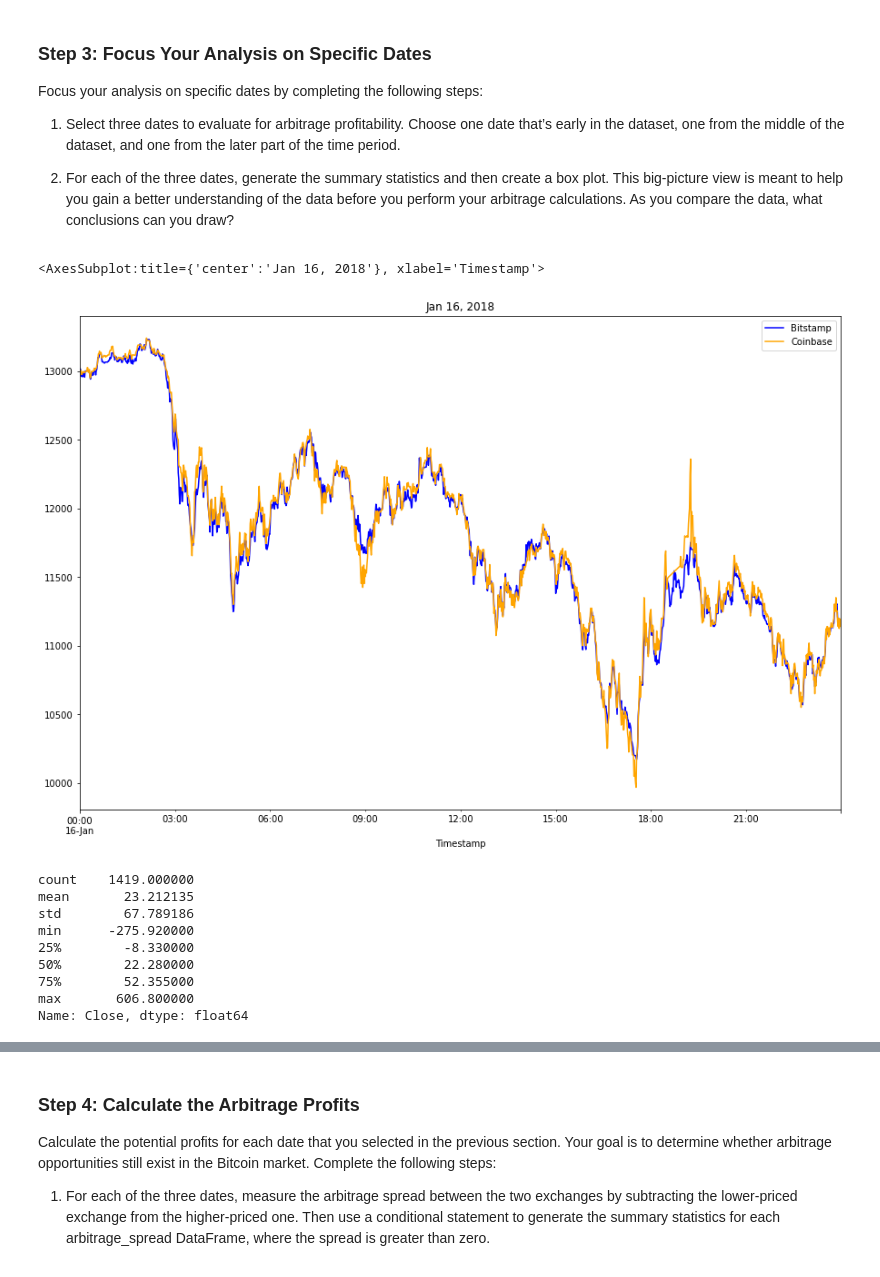
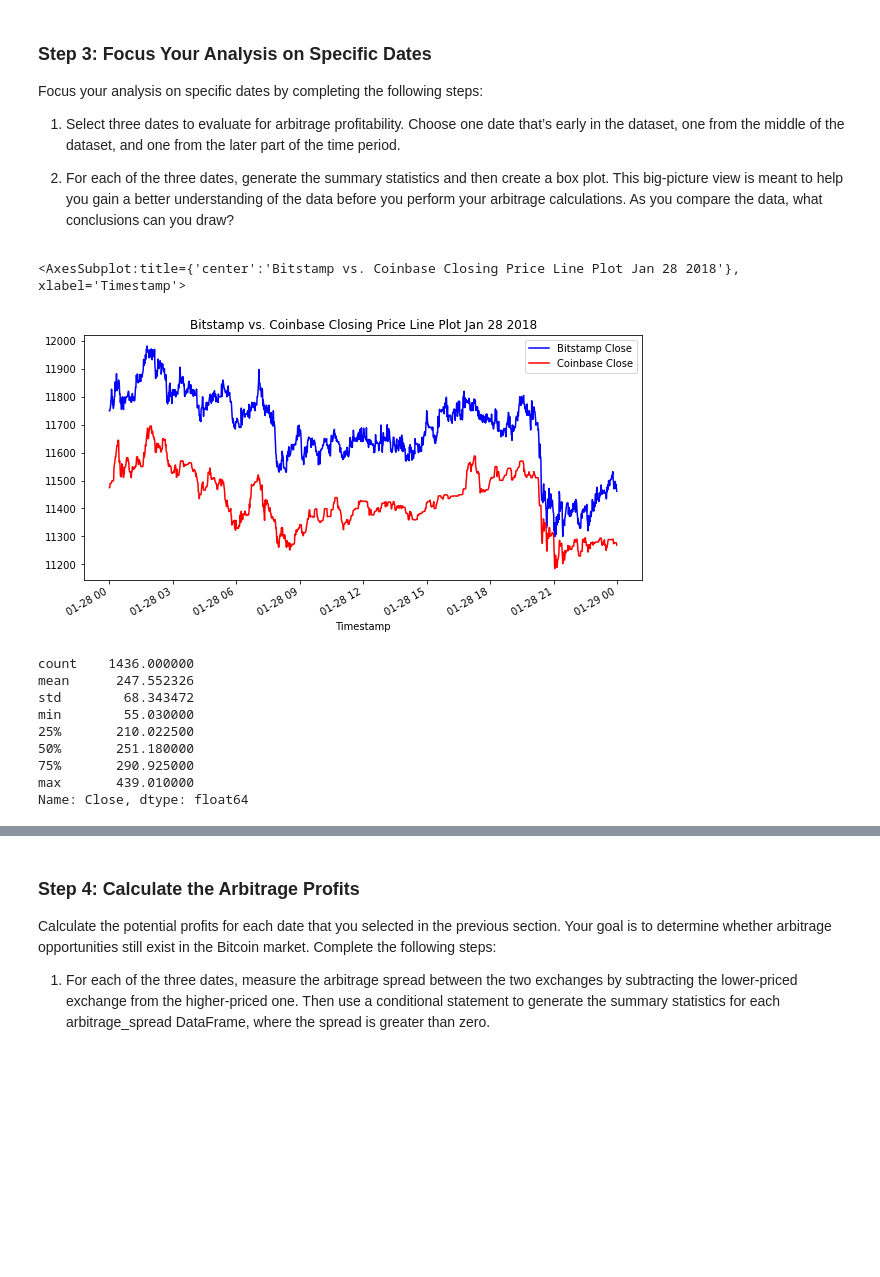
Before and after one commit to jgrichardson/crypto_arbitrage, a Jupyter notebook: crypto_arbitrage.ipynb, the cells around one changed output, grey strips where cells are left out. Cells and saved outputs as stored; diff of their text form; code cells hidden in the pictures; blank space fills up the shorter version.

Commit message:
Create plots to analyze arbitrage profits in early, middle, and late periods (days)

```diff
--- a/crypto_arbitrage.ipynb
+++ b/crypto_arbitrage.ipynb
@@ -356,27 +356,27 @@ Focus your analysis on specific dates by completing the following steps:
 # %%
 # Create an overlay plot that visualizes the two dataframes over a period of one day early in the dataset.
 # Be sure that the plots include the parameters `legend`, `figsize`, `title`, `color` and `label`
-bitstamp.loc[:, "Close"].loc['2018-01-28':'2018-03-31'].plot(legend=True, figsize=(10, 5), title="Bitstamp vs. Coinbase Closing Price Line Plot Mar 2018", label="Bitstamp Close", color="blue")
-coinbase.loc[:, "Close"].loc['2018-03-01':'2018-03-31'].plot(legend=True, figsize=(10, 5), label="Coinbase Close", color="red")
+bitstamp.loc[:, "Close"].loc['2018-01-28'].plot(legend=True, figsize=(10, 5), title="Bitstamp vs. Coinbase Closing Price Line Plot Jan 28 2018", label="Bitstamp Close", color="blue")
+coinbase.loc[:, "Close"].loc['2018-01-28'].plot(legend=True, figsize=(10, 5), label="Coinbase Close", color="red")
 # %% [output]
-<AxesSubplot:title={'center':'Jan 16, 2018'}, xlabel='Timestamp'>
+<AxesSubplot:title={'center':'Bitstamp vs. Coinbase Closing Price Line Plot Jan 28 2018'}, xlabel='Timestamp'>
-[figure, old version]
+[figure, new version]
 # %%
 # Using the early date that you have selected, calculate the arbitrage spread
 # by subtracting the bitstamp lower closing prices from the coinbase higher closing prices
-arbitrage_spread_early = # YOUR CODE HERE
+arbitrage_spread_early = bitstamp.loc[:, "Close"].loc['2018-01-28'] - coinbase.loc[:, "Close"].loc['2018-01-28']
 
 # Generate summary statistics for the early DataFrame
-# YOUR CODE HERE
+arbitrage_spread_early.describe()
 # %% [output]
-count    1419.000000
-mean       23.212135
-std        67.789186
-min      -275.920000
-25%        -8.330000
-50%        22.280000
-75%        52.355000
-max       606.800000
+count    1436.000000
+mean      247.552326
+std        68.343472
+min        55.030000
+25%       210.022500
+50%       251.180000
+75%       290.925000
+max       439.010000
 Name: Close, dtype: float64
 # %%
 # Visualize the arbitrage spread from early in the dataset in a box plot
```
Also changed, not shown: parts of 7 cells of this notebook.
